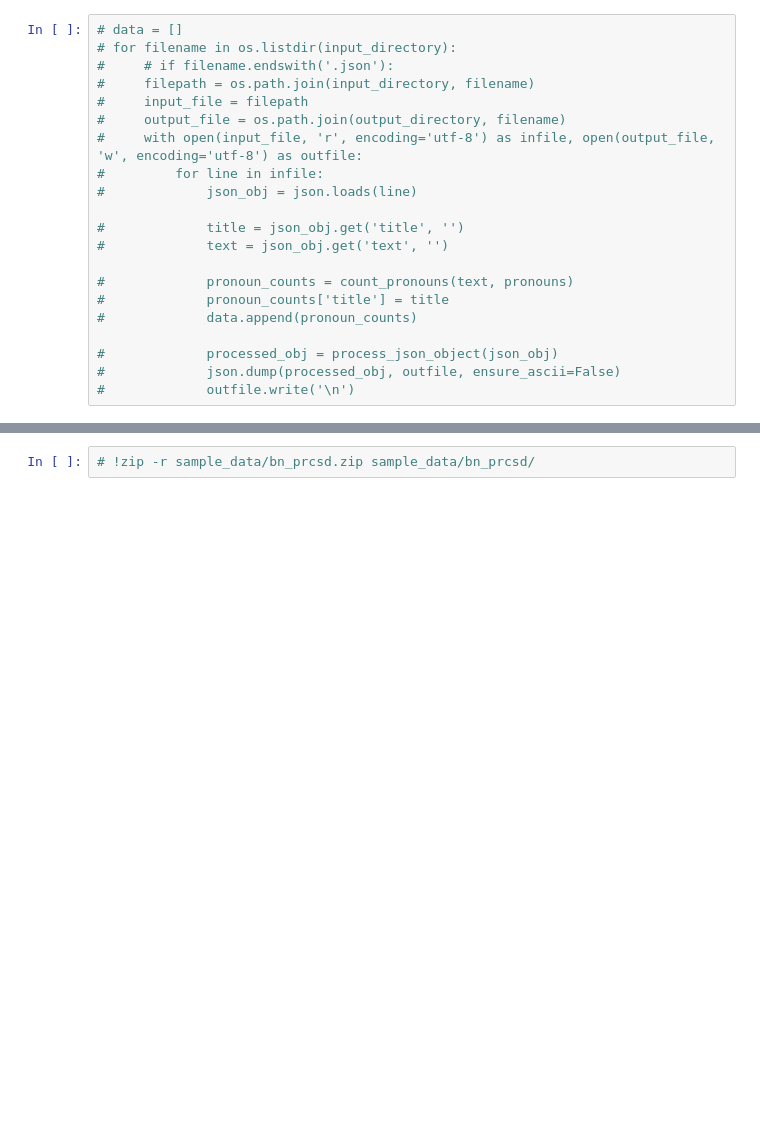
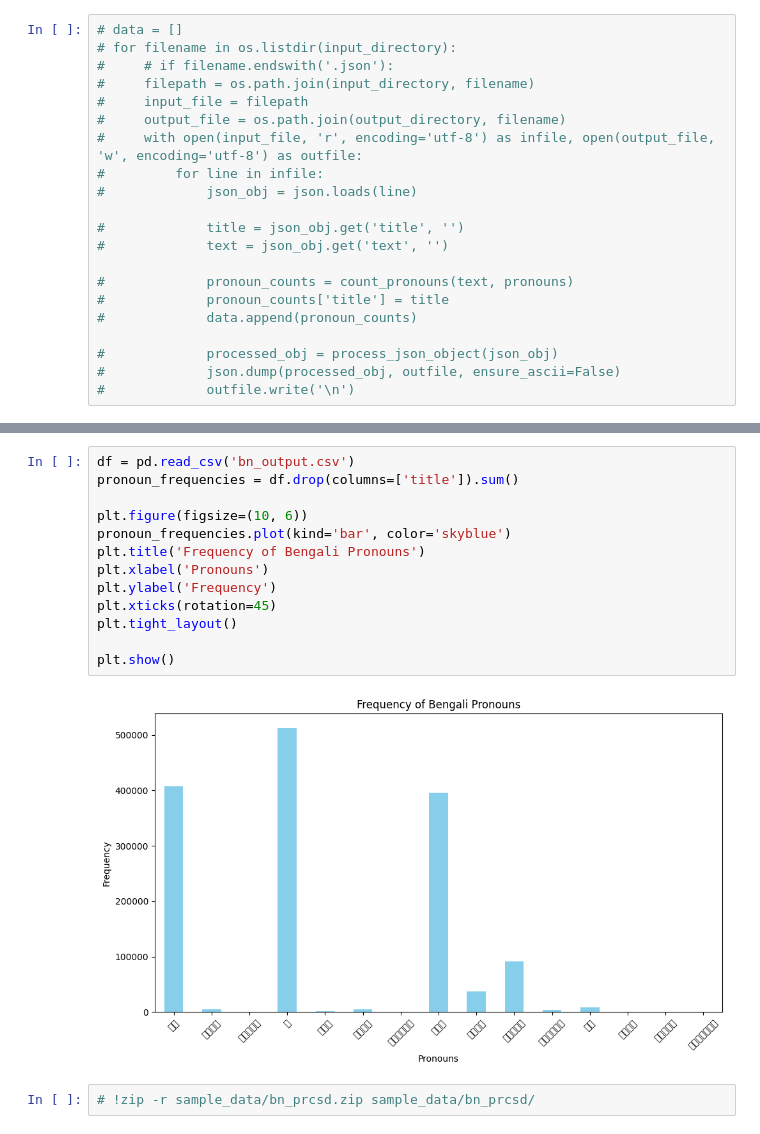
Before and after one commit to souro/misc_google_collab, a Jupyter notebook: wiki_honorifics.ipynb, the cells around one changed output, grey strips where cells are left out. Drawn from its saved outputs; the diff is of its cells as text; blank space fills up the shorter version.

```diff
--- a/wiki_honorifics.ipynb
+++ b/wiki_honorifics.ipynb
@@ -173,3 +173,18 @@ print(all_data[:5])
+# %%
+df = pd.read_csv('bn_output.csv')
+pronoun_frequencies = df.drop(columns=['title']).sum()
+
+plt.figure(figsize=(10, 6))
+pronoun_frequencies.plot(kind='bar', color='skyblue')
+plt.title('Frequency of Bengali Pronouns')
+plt.xlabel('Pronouns')
+plt.ylabel('Frequency')
+plt.xticks(rotation=45)
+plt.tight_layout()
+
+plt.show()
+# %% [output]
+[figure, added]
 # %%
 # !zip -r sample_data/bn_prcsd.zip sample_data/bn_prcsd/
 # %%
```
Also changed, not shown: parts of 20 cells of this notebook.
